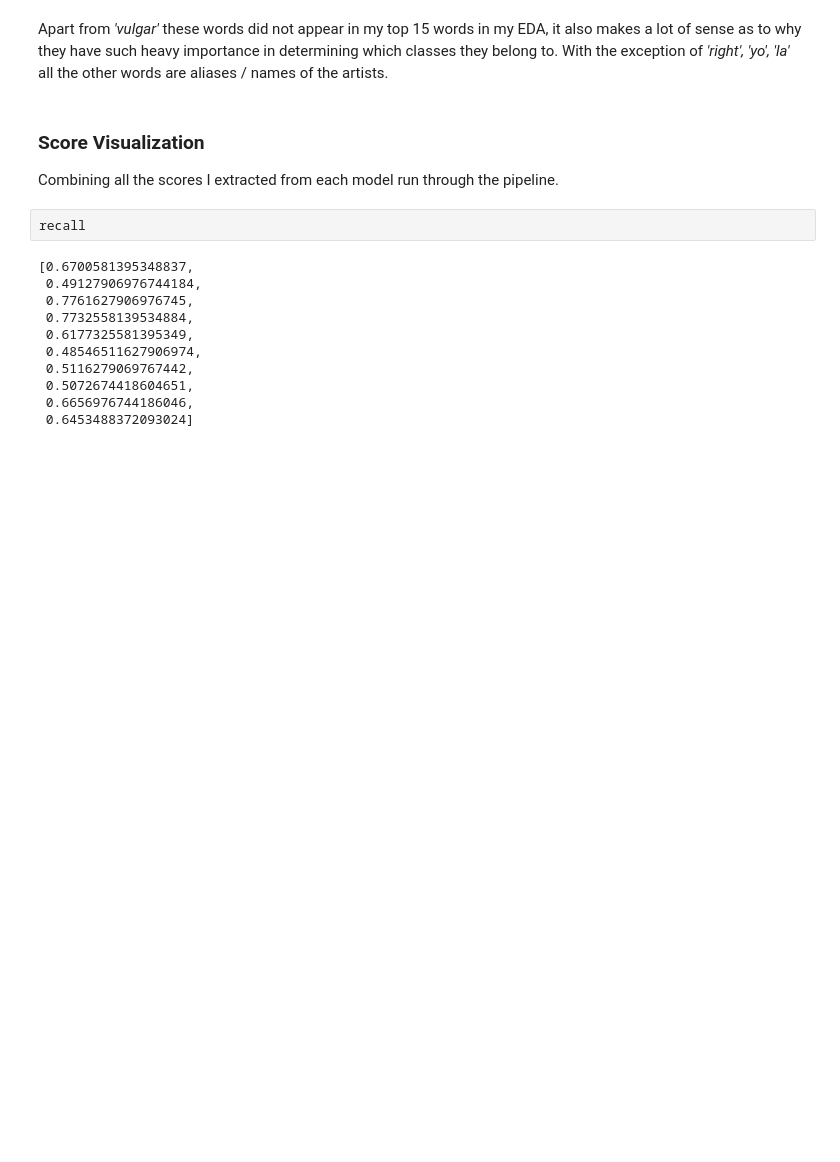
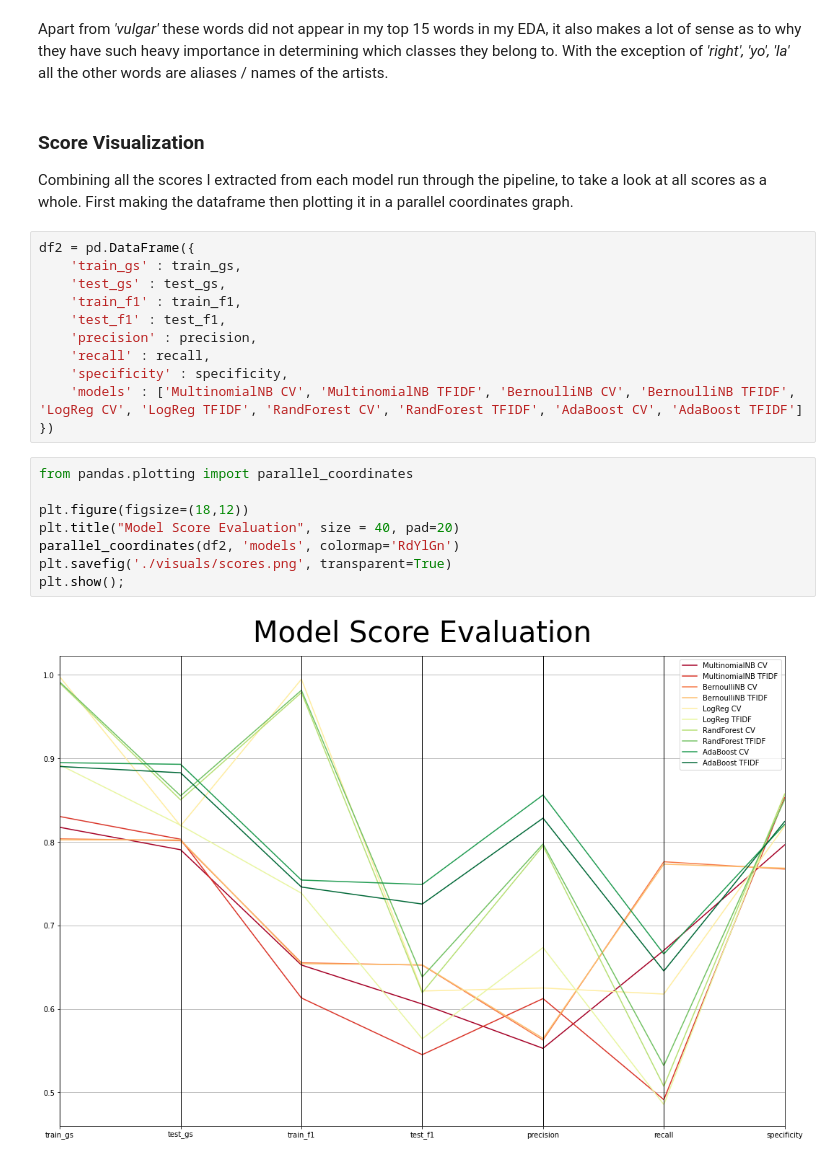
Before and after one commit to ArinkB/Predicting-Song-Skips, a Jupyter notebook: 4.1.1_Model.ipynb, the cells around one changed output. Drawn from its saved outputs; the diff is of its cells as text; blank space fills up the shorter version.

```diff
--- a/4.1.1_Model.ipynb
+++ b/4.1.1_Model.ipynb
@@ -541,19 +538,27 @@ Apart from *'vulgar'* these words did not appear in my top 15 words in my EDA, i
 With the exception of *'right', 'yo', 'la'* all the other words are aliases / names of the artists.
 # %% [markdown]
 ### Score Visualization<a id='viz'></a>
-Combining all the scores I extracted from each model run through the pipeline.
+Combining all the scores I extracted from each model run through the pipeline, to take a look at all scores as a whole. First making the dataframe then plotting it in a parallel coordinates graph.
-# %%
-recall
-# %% [output]
-[0.6700581395348837,
- 0.49127906976744184,
- 0.7761627906976745,
- 0.7732558139534884,
- 0.6177325581395349,
- 0.48546511627906974,
- 0.5116279069767442,
- 0.5072674418604651,
- 0.6656976744186046,
- 0.6453488372093024]
+# %%
+df2 = pd.DataFrame({
+    'train_gs' : train_gs,
+    'test_gs' : test_gs,
+    'train_f1' : train_f1,
+    'test_f1' : test_f1,
+    'precision' : precision,
+    'recall' : recall,
+    'specificity' : specificity,
+    'models' : ['MultinomialNB CV', 'MultinomialNB TFIDF', 'BernoulliNB CV', 'BernoulliNB TFIDF', 'LogReg CV', 'LogReg TFIDF', 'RandForest CV', 'RandForest TFIDF', 'AdaBoost CV', 'AdaBoost TFIDF']
+})
+# %%
+from pandas.plotting import parallel_coordinates
+
+plt.figure(figsize=(18,12))
+plt.title("Model Score Evaluation", size = 40, pad=20)
+parallel_coordinates(df2, 'models', colormap='RdYlGn')
+plt.savefig('./visuals/scores.png', transparent=True)
+plt.show();
+# %% [output]
+[figure, added]
 # %% [markdown]
 ### Conclusion<a id='conc'></a>
```
Also changed, not shown: parts of 13 cells of this notebook, 29 other files.
